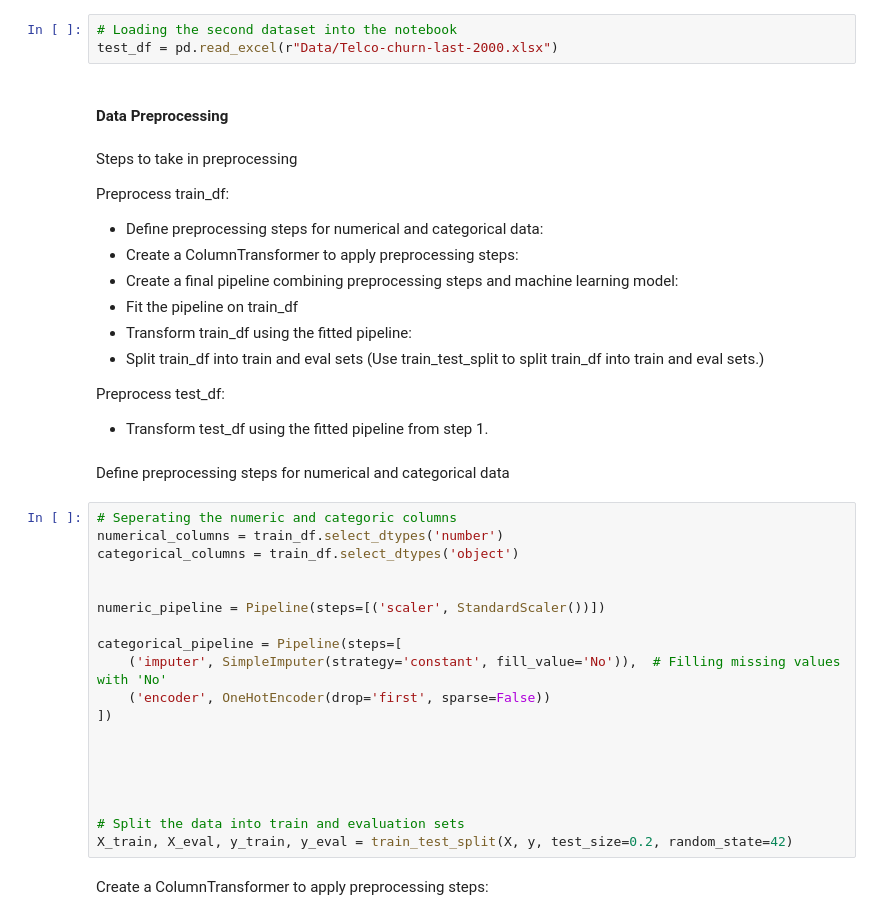
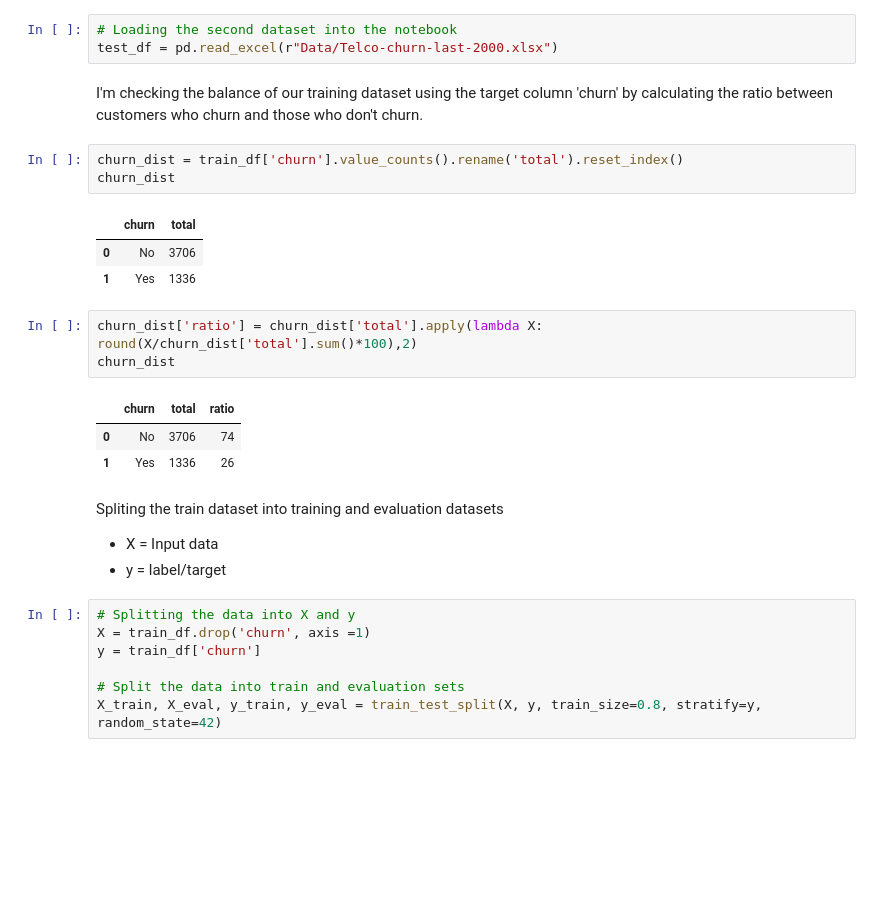
Before and after one commit to valiantezabuku/A-Customer-Churn-Prediction, a Jupyter notebook: Customer_Churn_predictions.ipynb, the cells around one changed output. Saved outputs shown, nothing was run; the diff lists cells and outputs as text; blank space fills up the shorter version.

Commit message:
updating models

```diff
--- a/Customer_Churn_predictions.ipynb
+++ b/Customer_Churn_predictions.ipynb
@@ -1040,41 +1042,31 @@ I obtained the third dataset from a OneDrive file, and I will use Pandas to impo
 # %%
 # Loading the second dataset into the notebook
 test_df = pd.read_excel(r"Data/Telco-churn-last-2000.xlsx")
-# %% [markdown]
-#### **Data Preprocessing**
-# %% [markdown]
-Steps to take in preprocessing
-
-Preprocess train_df:
-- Define preprocessing steps for numerical and categorical data:
-- Create a ColumnTransformer to apply preprocessing steps:
-- Create a final pipeline combining preprocessing steps and machine learning model:
-- Fit the pipeline on train_df
-- Transform train_df using the fitted pipeline:
-- Split train_df into train and eval sets (Use train_test_split to split train_df into train and eval sets.)
-
-Preprocess test_df:
-- Transform test_df using the fitted pipeline from step 1.
-# %% [markdown]
-Define preprocessing steps for numerical and categorical data
+# %% [markdown]
+I'm checking the balance of our training dataset using the target column 'churn' by calculating the ratio between customers who churn and those who don't churn.
+# %%
+churn_dist = train_df['churn'].value_counts().rename('total').reset_index()
+churn_dist
+# %% [output]
+|  | churn | total |
+| 0 | No | 3706 |
+| 1 | Yes | 1336 |
+# %%
+churn_dist['ratio'] = churn_dist['total'].apply(lambda X: round(X/churn_dist['total'].sum()*100),2)
+churn_dist
+# %% [output]
+|  | churn | total | ratio |
+| 0 | No | 3706 | 74 |
+| 1 | Yes | 1336 | 26 |
+# %% [markdown]
+Spliting the train dataset into training and evaluation datasets
+
+- X = Input data
+- y = label/target
 # %%
-# Seperating the numeric and categoric columns
-numerical_columns = train_df.select_dtypes('number')
-categorical_columns = train_df.select_dtypes('object')
-
-
-numeric_pipeline = Pipeline(steps=[('scaler', StandardScaler())])
-
-categorical_pipeline = Pipeline(steps=[
-    ('imputer', SimpleImputer(strategy='constant', fill_value='No')),  # Filling missing values with 'No'
-    ('encoder', OneHotEncoder(drop='first', sparse=False))
-])
-
-
-
-
+# Splitting the data into X and y
+X = train_df.drop('churn', axis =1)
+y = train_df['churn']
 
 # Split the data into train and evaluation sets
-X_train, X_eval, y_train, y_eval = train_test_split(X, y, test_size=0.2, random_state=42)
+X_train, X_eval, y_train, y_eval = train_test_split(X, y, train_size=0.8, stratify=y, random_state=42)
-# %% [markdown]
-Create a ColumnTransformer to apply preprocessing steps:
```
Also changed, not shown: parts of 25 cells of this notebook.
